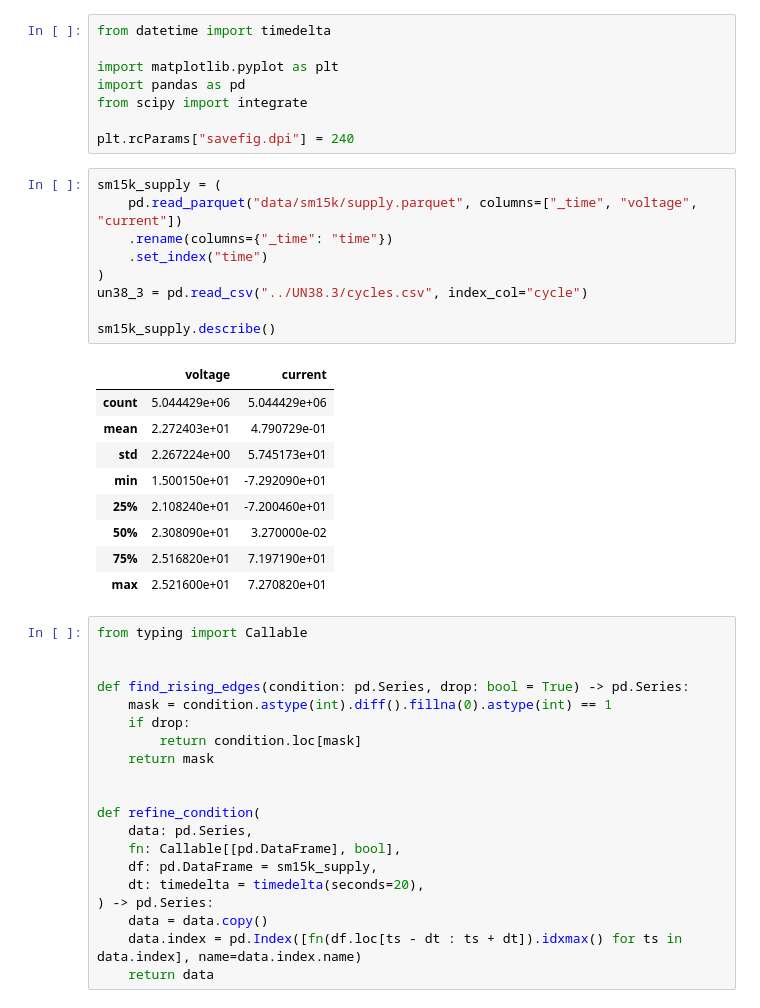
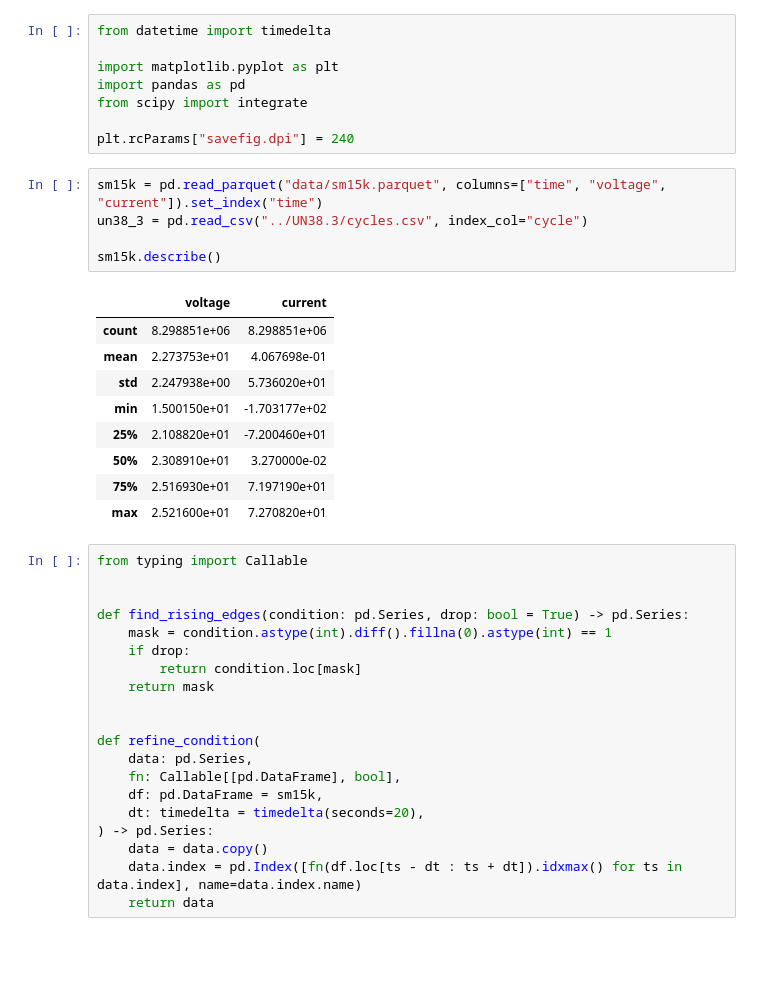
Before and after one commit to starcopter/pack-cycle-analysis, a Jupyter notebook: projects/C3/Analysis.ipynb, the cells around one changed output. Drawn from its saved outputs; the diff is of its cells as text; blank space fills up the shorter version.

```diff
--- a/projects/C3/Analysis.ipynb
+++ b/projects/C3/Analysis.ipynb
@@ -7,23 +7,19 @@ from scipy import integrate
 
 plt.rcParams["savefig.dpi"] = 240
 # %%
-sm15k_supply = (
-    pd.read_parquet("data/sm15k/supply.parquet", columns=["_time", "voltage", "current"])
-    .rename(columns={"_time": "time"})
-    .set_index("time")
-)
+sm15k = pd.read_parquet("data/sm15k.parquet", columns=["time", "voltage", "current"]).set_index("time")
 un38_3 = pd.read_csv("../UN38.3/cycles.csv", index_col="cycle")
 
-sm15k_supply.describe()
+sm15k.describe()
 # %% [output]
 |  | voltage | current |
-| count | 5.044429e+06 | 5.044429e+06 |
-| mean | 2.272403e+01 | 4.790729e-01 |
-| std | 2.267224e+00 | 5.745173e+01 |
-| min | 1.500150e+01 | -7.292090e+01 |
-| 25% | 2.108240e+01 | -7.200460e+01 |
-| 50% | 2.308090e+01 | 3.270000e-02 |
-| 75% | 2.516820e+01 | 7.197190e+01 |
+| count | 8.298851e+06 | 8.298851e+06 |
+| mean | 2.273753e+01 | 4.067698e-01 |
+| std | 2.247938e+00 | 5.736020e+01 |
+| min | 1.500150e+01 | -1.703177e+02 |
+| 25% | 2.108820e+01 | -7.200460e+01 |
+| 50% | 2.308910e+01 | 3.270000e-02 |
+| 75% | 2.516930e+01 | 7.197190e+01 |
 | max | 2.521600e+01 | 7.270820e+01 |
 # %%
 from typing import Callable
@@ -39,7 +35,7 @@ def find_rising_edges(condition: pd.Series, drop: bool = True) -> pd.Series:
 def refine_condition(
     data: pd.Series,
     fn: Callable[[pd.DataFrame], bool],
-    df: pd.DataFrame = sm15k_supply,
+    df: pd.DataFrame = sm15k,
     dt: timedelta = timedelta(seconds=20),
 ) -> pd.Series:
     data = data.copy()
```
Also changed, not shown: parts of 7 cells of this notebook, 8 other files.
